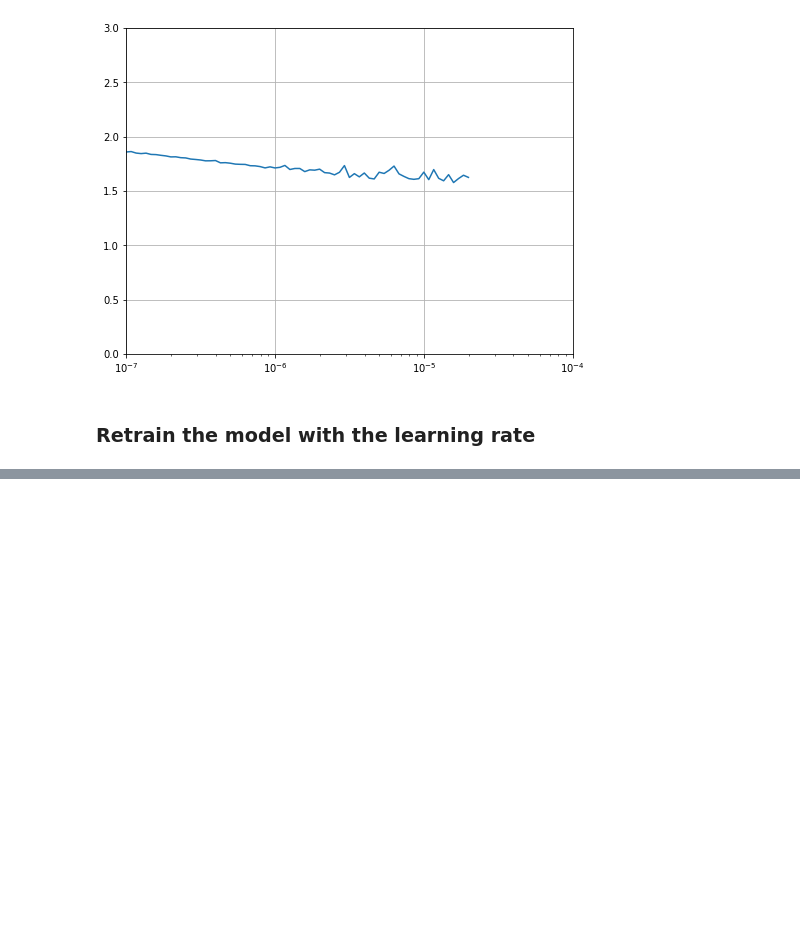
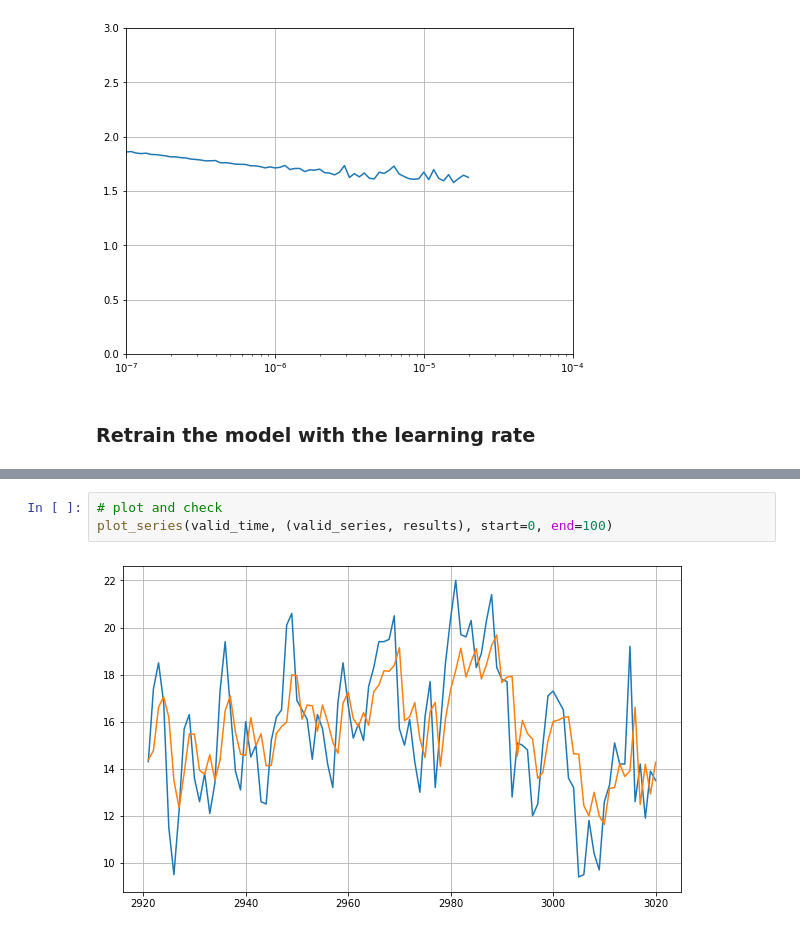
Before and after one commit to budhajitRoy/My_Projects, a Jupyter notebook: Temperature_Prediction_TimeSeries/Temperature_Prediction.ipynb, the cells around one changed output, grey strips where cells are left out. Cells and saved outputs as stored; diff of their text form; blank space fills up the shorter version.

```diff
--- a/Temperature_Prediction_TimeSeries/Temperature_Prediction.ipynb
+++ b/Temperature_Prediction_TimeSeries/Temperature_Prediction.ipynb
@@ -320,0 +424,5 @@ plt.show();
+# %%
+# plot and check
+plot_series(valid_time, (valid_series, results), start=0, end=100)
+# %% [output]
+[figure, added]
```
Also changed, not shown: parts of 10 cells of this notebook.
